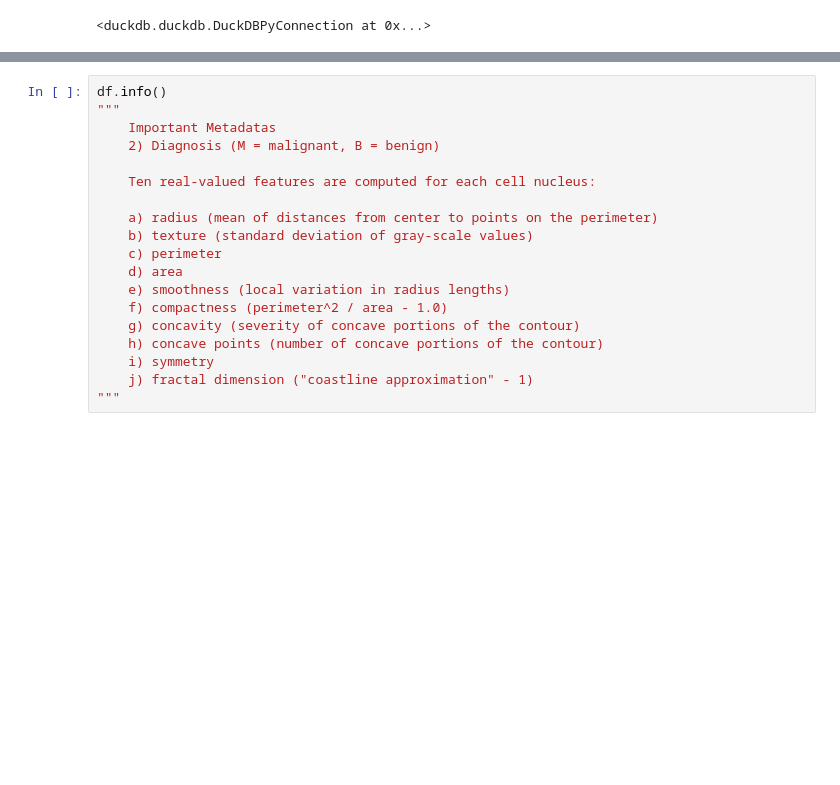
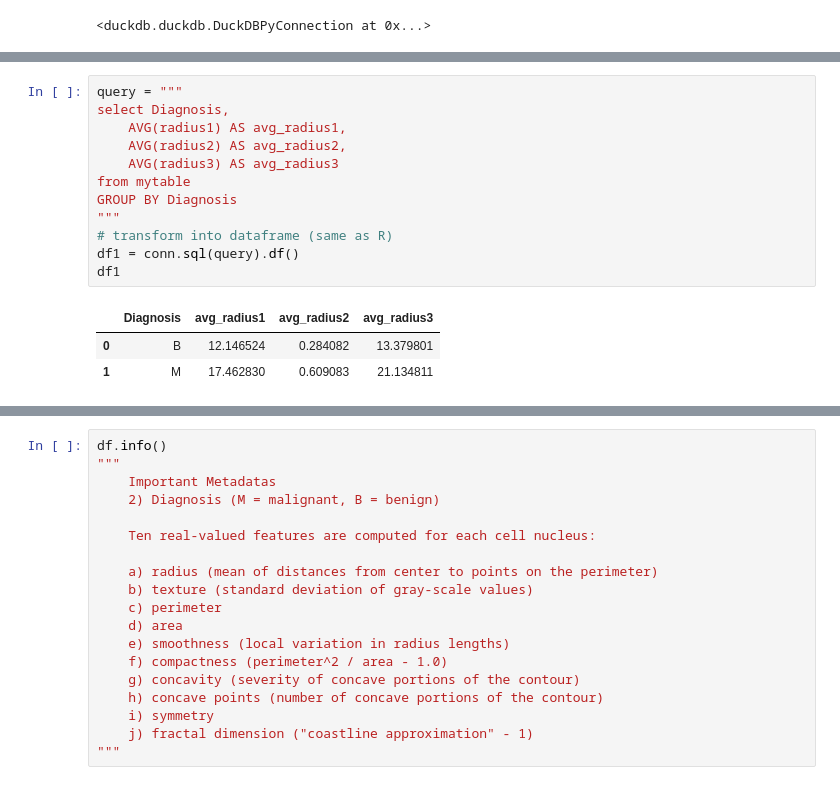
Before and after one commit to brunoamrocha/informMed, a Jupyter notebook: testN1.ipynb, the cells around one changed output, grey strips where cells are left out. Drawn from its saved outputs; the diff is of its cells as text; blank space fills up the shorter version.

```diff
--- a/testN1.ipynb
+++ b/testN1.ipynb
@@ -91,3 +128,19 @@ df
+# %%
+query = """
+select Diagnosis,
+    AVG(radius1) AS avg_radius1,
+    AVG(radius2) AS avg_radius2,
+    AVG(radius3) AS avg_radius3
+from mytable
+GROUP BY Diagnosis
+"""
+# transform into dataframe (same as R)
+df1 = conn.sql(query).df()
+df1
+# %% [output]
+|  | Diagnosis | avg_radius1 | avg_radius2 | avg_radius3 |
+| 0 | B | 12.146524 | 0.284082 | 13.379801 |
+| 1 | M | 17.462830 | 0.609083 | 21.134811 |
 # %% [markdown]
 <!--
 ### import packages that will be necessary down the line
```
Also changed, not shown: parts of 6 cells of this notebook, 2 other files.
